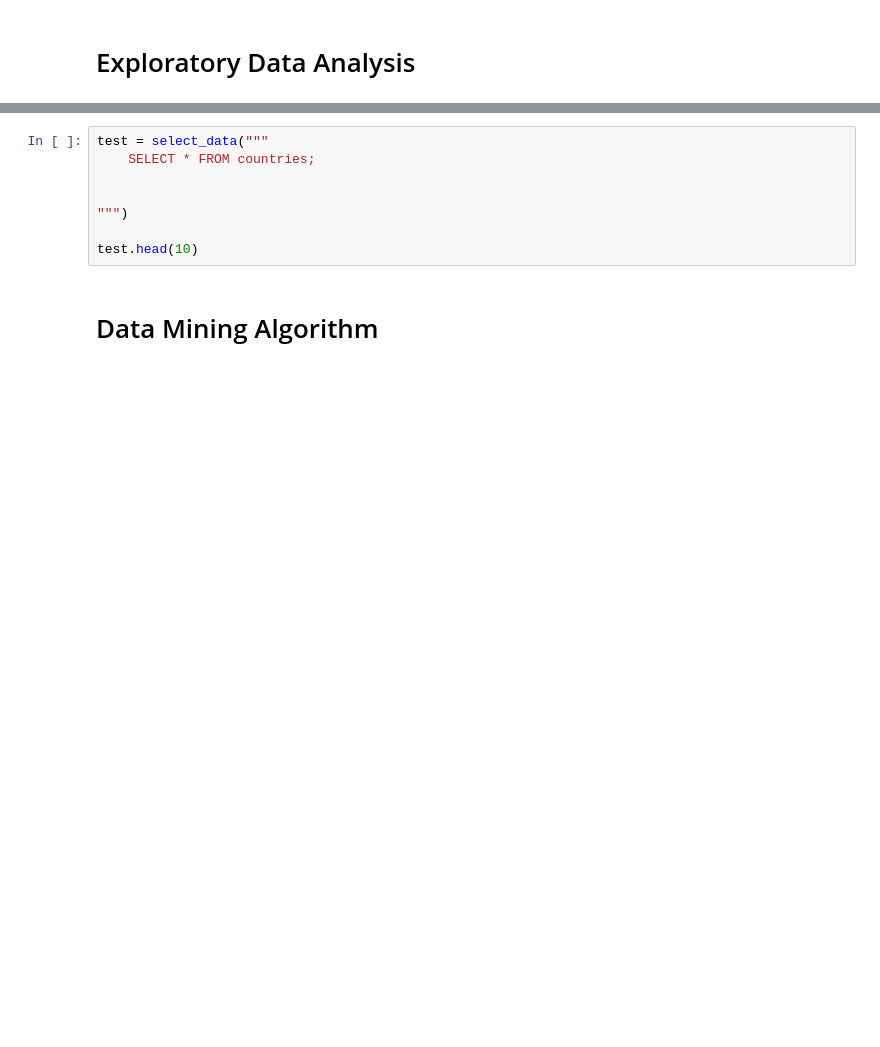
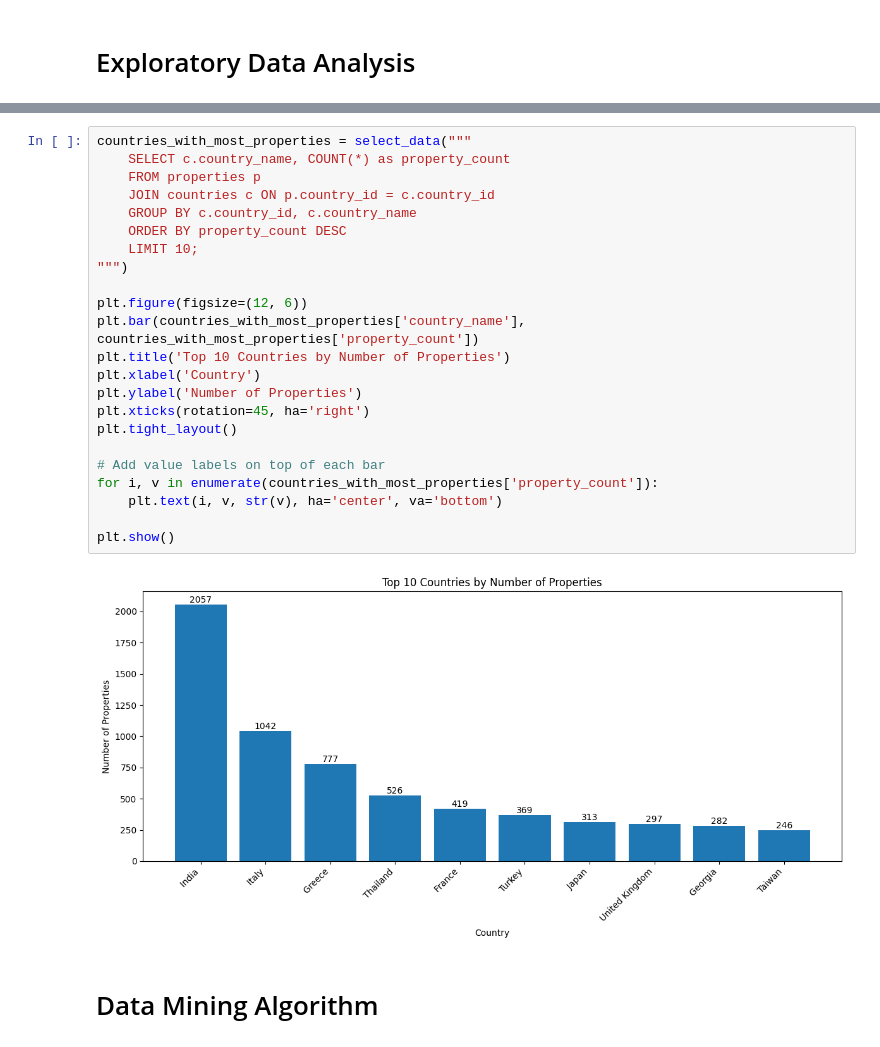
Before and after one commit to rimvelvet31/airbnb_data_mining_final_project, a Jupyter notebook: notebook.ipynb, the cells around one changed output, grey strips where cells are left out. Saved outputs shown, nothing was run; the diff lists cells and outputs as text; blank space fills up the shorter version.

Commit message:
added top 10 countries by num of props

```diff
--- a/notebook.ipynb
+++ b/notebook.ipynb
@@ -27,10 +74,27 @@ properties.describe()
-# %%
-test = select_data("""
-    SELECT * FROM countries;
-
-
-""")
-
-test.head(10)
+# %%
+countries_with_most_properties = select_data("""
+    SELECT c.country_name, COUNT(*) as property_count
+    FROM properties p
+    JOIN countries c ON p.country_id = c.country_id
+    GROUP BY c.country_id, c.country_name
+    ORDER BY property_count DESC
+    LIMIT 10;
+""")
+
+plt.figure(figsize=(12, 6))
+plt.bar(countries_with_most_properties['country_name'], countries_with_most_properties['property_count'])
+plt.title('Top 10 Countries by Number of Properties')
+plt.xlabel('Country')
+plt.ylabel('Number of Properties')
+plt.xticks(rotation=45, ha='right')
+plt.tight_layout()
+
+# Add value labels on top of each bar
+for i, v in enumerate(countries_with_most_properties['property_count']):
+    plt.text(i, v, str(v), ha='center', va='bottom')
+
+plt.show()
+# %% [output]
+[figure, added]
 # %% [markdown]
 # Data Mining Algorithm
```
Also changed, not shown: parts of 5 cells of this notebook.
